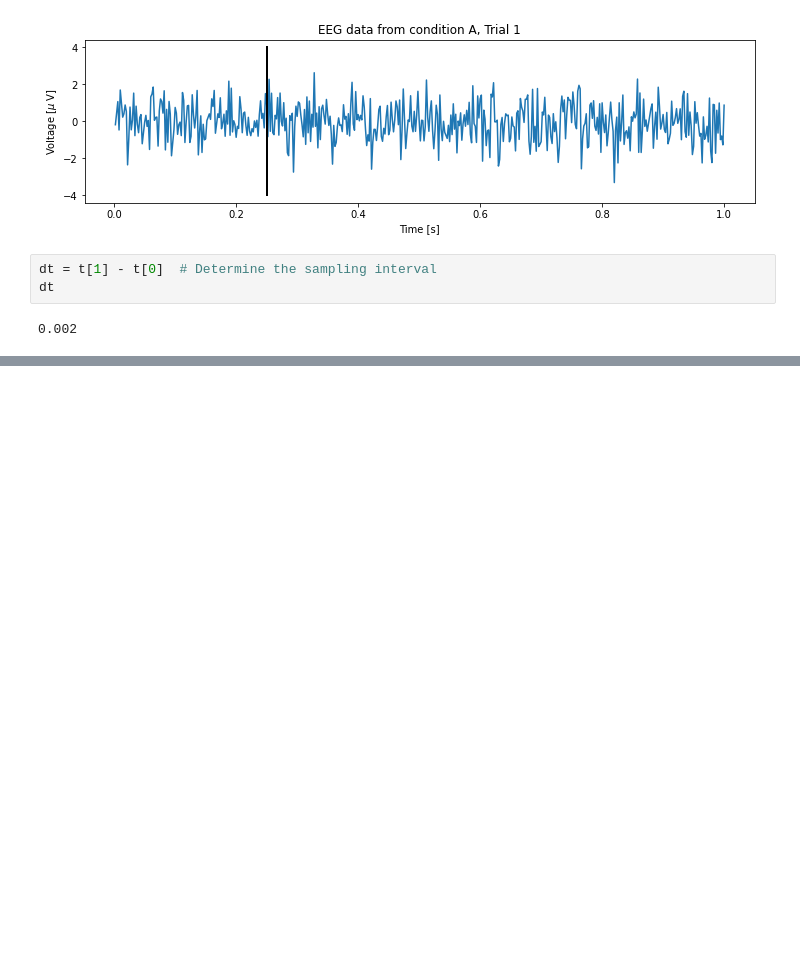
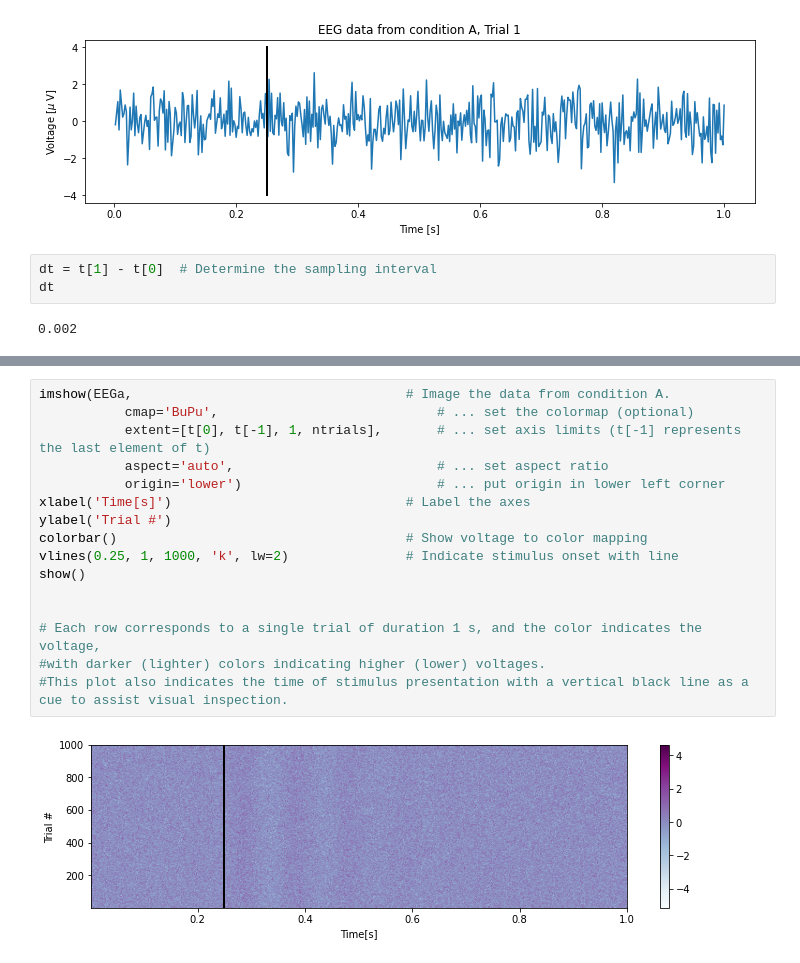
Before and after one commit to npinak/EEG, a Jupyter notebook: Python/The_Event_Related_Potential/The_Event_Related_Potential.ipynb, the cells around one changed output, grey strips where cells are left out. Drawn from its saved outputs; the diff is of its cells as text; blank space fills up the shorter version.

```diff
--- a/Python/The_Event_Related_Potential/The_Event_Related_Potential.ipynb
+++ b/Python/The_Event_Related_Potential/The_Event_Related_Potential.ipynb
@@ -125,0 +143,18 @@ dt
+# %%
+imshow(EEGa,                                   # Image the data from condition A.
+           cmap='BuPu',                            # ... set the colormap (optional)
+           extent=[t[0], t[-1], 1, ntrials],       # ... set axis limits (t[-1] represents the last element of t)
+           aspect='auto',                          # ... set aspect ratio
+           origin='lower')                         # ... put origin in lower left corner
+xlabel('Time[s]')                              # Label the axes
+ylabel('Trial #')
+colorbar()                                     # Show voltage to color mapping
+vlines(0.25, 1, 1000, 'k', lw=2)               # Indicate stimulus onset with line
+show()
+
+
+# Each row corresponds to a single trial of duration 1 s, and the color indicates the voltage,
+#with darker (lighter) colors indicating higher (lower) voltages.
+#This plot also indicates the time of stimulus presentation with a vertical black line as a cue to assist visual inspection.
+# %% [output]
+[figure, added]
```
Also changed, not shown: parts of 21 cells of this notebook, 1 other file.
